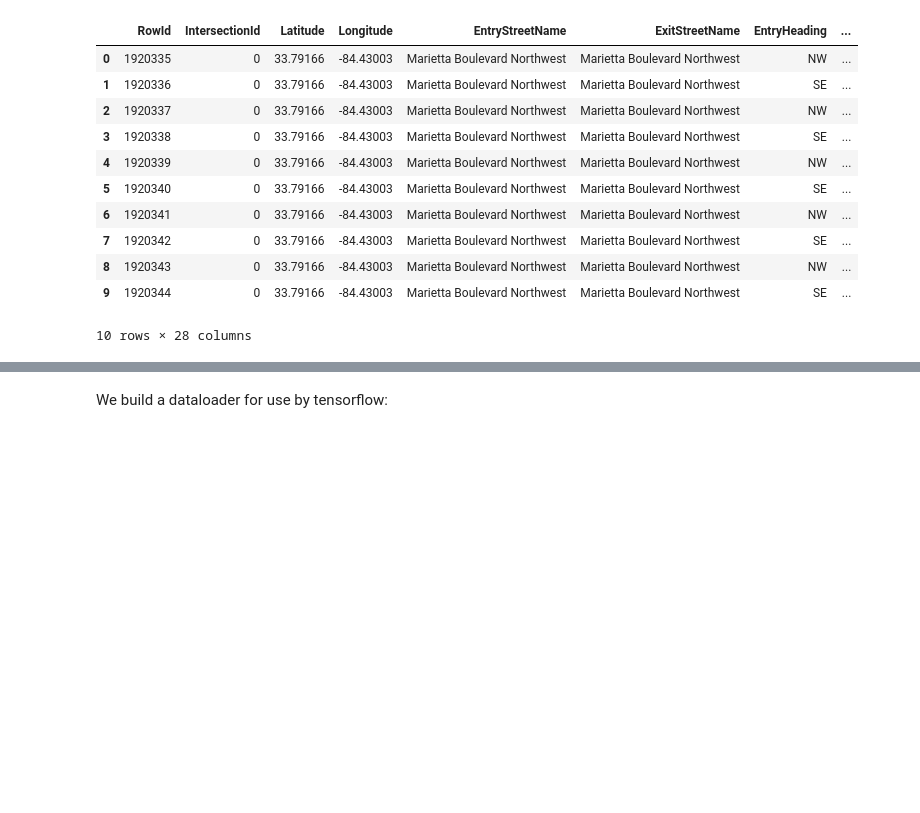
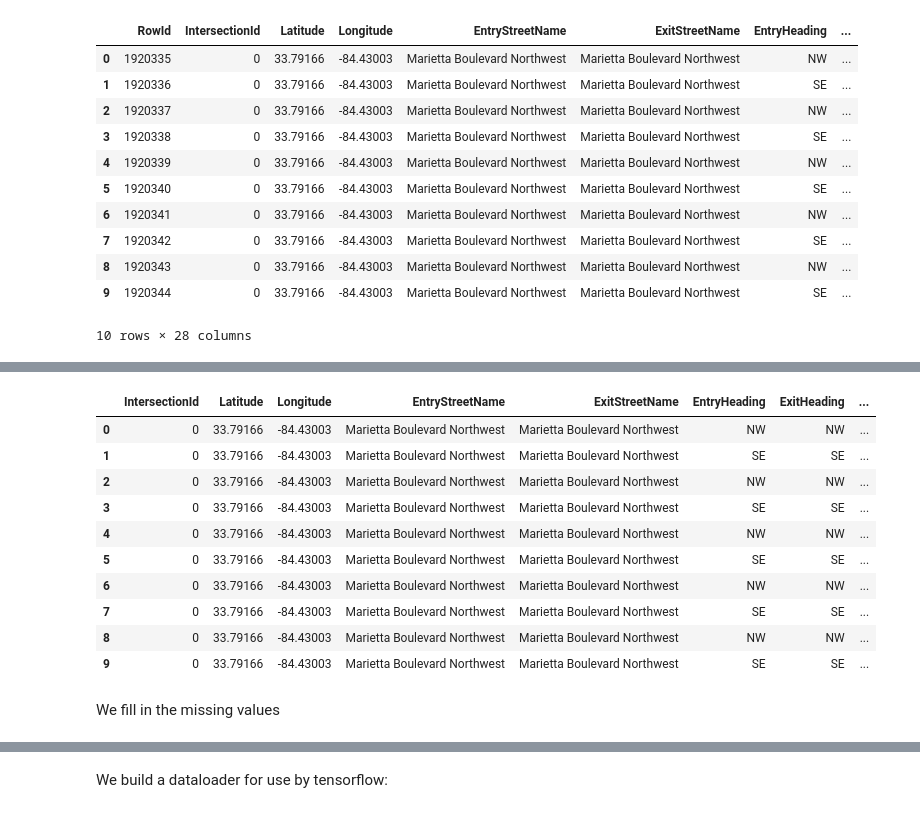
Before and after one commit to Jswig/bq-geotab, a Jupyter notebook: notebooks/experiment-01.ipynb, the cells around one changed output, grey strips where cells are left out. Cells and saved outputs as stored; diff of their text form; code cells hidden in the pictures; blank space fills up the shorter version.

```diff
--- a/notebooks/experiment-01.ipynb
+++ b/notebooks/experiment-01.ipynb
@@ -116,0 +53,16 @@ has_nans = ['EntryStreetName', 'ExitStreetName']
+# %%
+X_train.head(10)
+# %% [output]
+|  | IntersectionId | Latitude | Longitude | EntryStreetName | ExitStreetName | EntryHeading | ExitHeading | ... |
+| 0 | 0 | 33.79166 | -84.43003 | Marietta Boulevard Northwest | Marietta Boulevard Northwest | NW | NW | ... |
+| 1 | 0 | 33.79166 | -84.43003 | Marietta Boulevard Northwest | Marietta Boulevard Northwest | SE | SE | ... |
+| 2 | 0 | 33.79166 | -84.43003 | Marietta Boulevard Northwest | Marietta Boulevard Northwest | NW | NW | ... |
+| 3 | 0 | 33.79166 | -84.43003 | Marietta Boulevard Northwest | Marietta Boulevard Northwest | SE | SE | ... |
+| 4 | 0 | 33.79166 | -84.43003 | Marietta Boulevard Northwest | Marietta Boulevard Northwest | NW | NW | ... |
+| 5 | 0 | 33.79166 | -84.43003 | Marietta Boulevard Northwest | Marietta Boulevard Northwest | SE | SE | ... |
+| 6 | 0 | 33.79166 | -84.43003 | Marietta Boulevard Northwest | Marietta Boulevard Northwest | NW | NW | ... |
+| 7 | 0 | 33.79166 | -84.43003 | Marietta Boulevard Northwest | Marietta Boulevard Northwest | SE | SE | ... |
+| 8 | 0 | 33.79166 | -84.43003 | Marietta Boulevard Northwest | Marietta Boulevard Northwest | NW | NW | ... |
+| 9 | 0 | 33.79166 | -84.43003 | Marietta Boulevard Northwest | Marietta Boulevard Northwest | SE | SE | ... |
+# %% [markdown]
+We fill in the missing values
```
Also changed, not shown: parts of 32 cells of this notebook.
